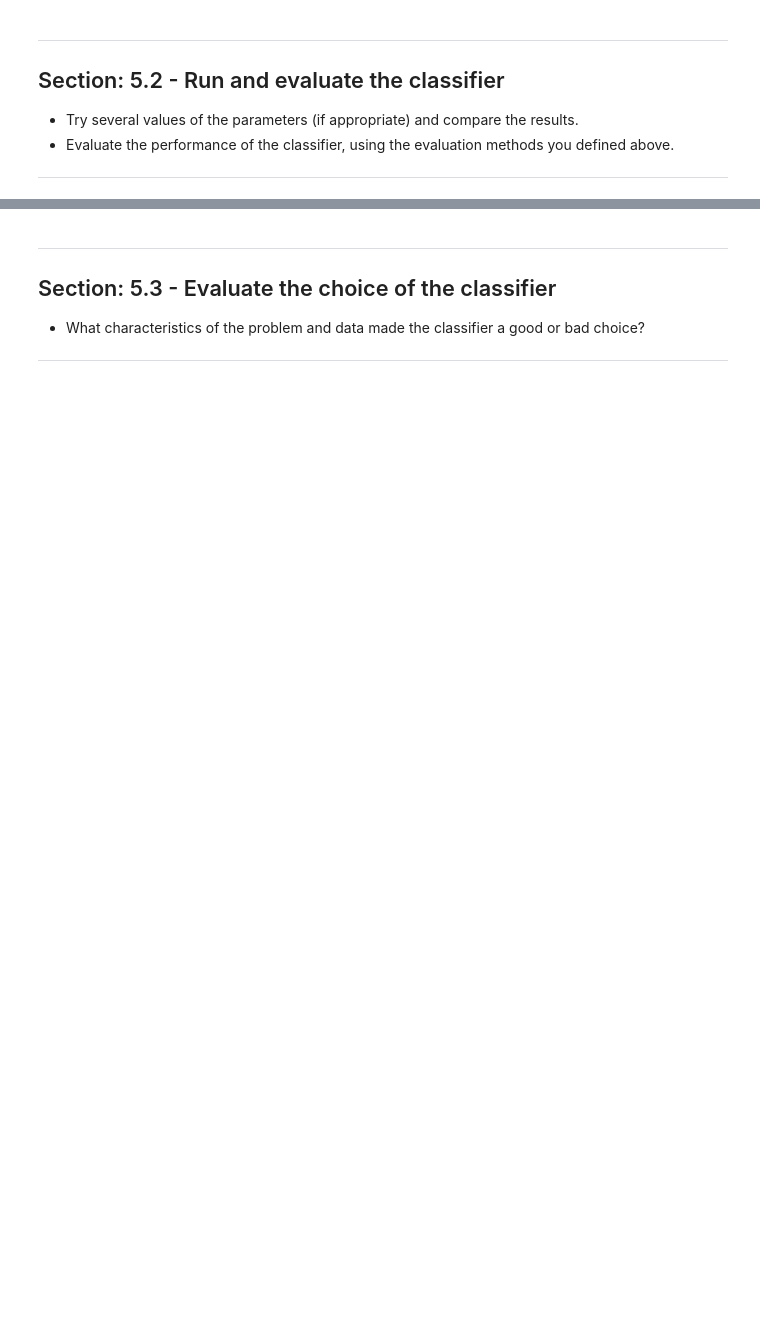
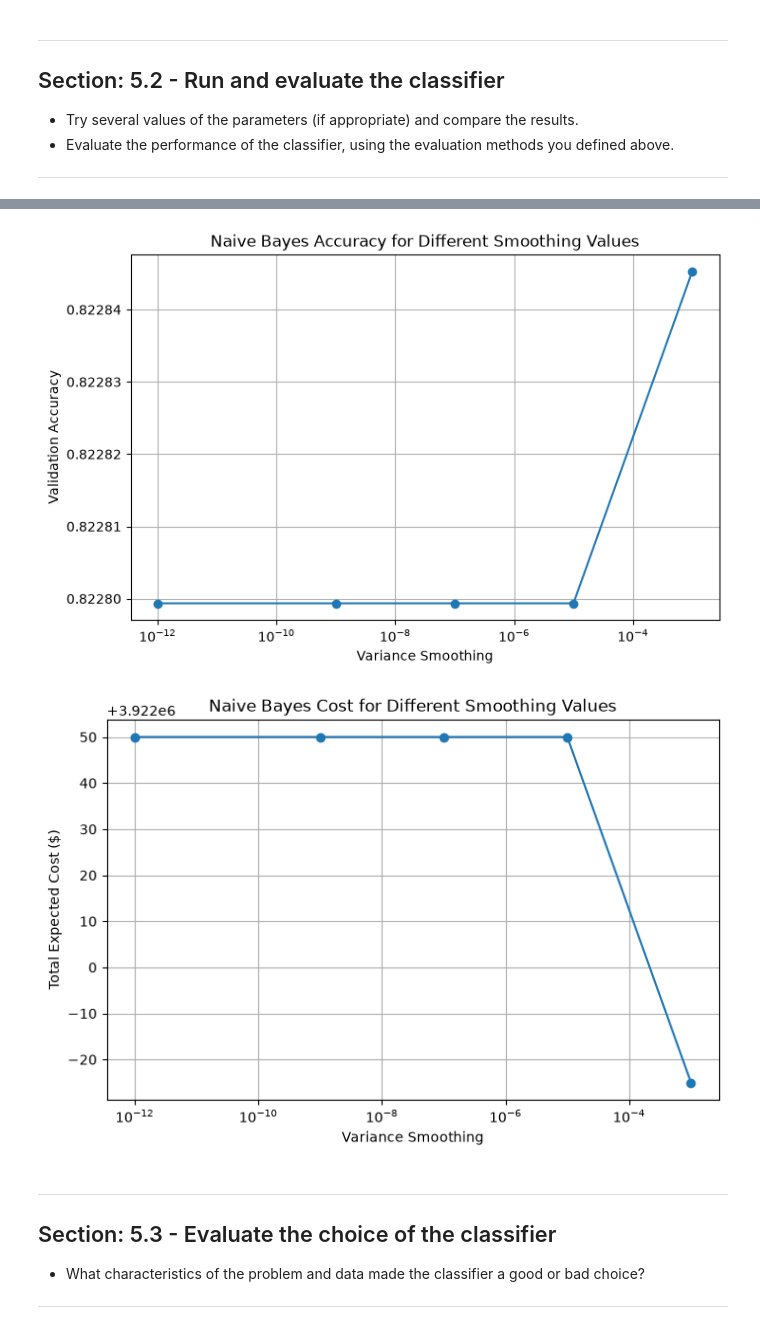
Before and after one commit to Smrfee/DataMining, a Jupyter notebook: HW2/CSE5243_HW2.ipynb, the cells around one changed output, grey strips where cells are left out. Saved outputs shown, nothing was run; the diff lists cells and outputs as text; code cells hidden in the pictures; blank space fills up the shorter version.

```diff
--- a/HW2/CSE5243_HW2.ipynb
+++ b/HW2/CSE5243_HW2.ipynb
@@ -279,3 +766,15 @@ pd.set_option('display.max_columns', 50) #include to avoid ... in middle of disp
 - Use the appropriate classifier from the SciKit Learn library.
 - Explain all setup, parameters and execution options you chose to set, and why.
 ***
+# %%
+# Set up the Gaussian Naive Bayes classifier
+nb_model = GaussianNB(
+    var_smoothing=1e-9
+)
+
+# Train the classifier using the training dataset
+nb_model.fit(X_train, y_train)
+
+print("Naive Bayes classifier trained successfully.")
+print("Variance smoothing:", nb_model.var_smoothing)
+print("Classes:", nb_model.classes_)
@@ -288,3 +831,30 @@ pd.set_option('display.max_columns', 50) #include to avoid ... in middle of disp
+# %%
+# Plot accuracy for different smoothing values
+plt.figure(figsize=(8, 5))
+
+plt.plot(nb_results_df["Smoothing"], nb_results_df["Accuracy"], marker="o")
+plt.xscale("log")
+plt.xlabel("Variance Smoothing")
+plt.ylabel("Validation Accuracy")
+plt.title("Naive Bayes Accuracy for Different Smoothing Values")
+plt.grid(True)
+
+plt.show()
+
+# Plot financial cost for different smoothing values
+plt.figure(figsize=(8, 5))
+
+plt.plot(nb_results_df["Smoothing"], nb_results_df["Total Cost"], marker="o")
+plt.xscale("log")
+plt.xlabel("Variance Smoothing")
+plt.ylabel("Total Expected Cost ($)")
+plt.title("Naive Bayes Cost for Different Smoothing Values")
+plt.grid(True)
+
+plt.show()
+# %% [output]
+[figure, added]
+[figure, added]
 # %% [markdown]
 ***
 ## Section: 5.3 - Evaluate the choice of the classifier
```
Also changed, not shown: parts of 21 cells of this notebook.
